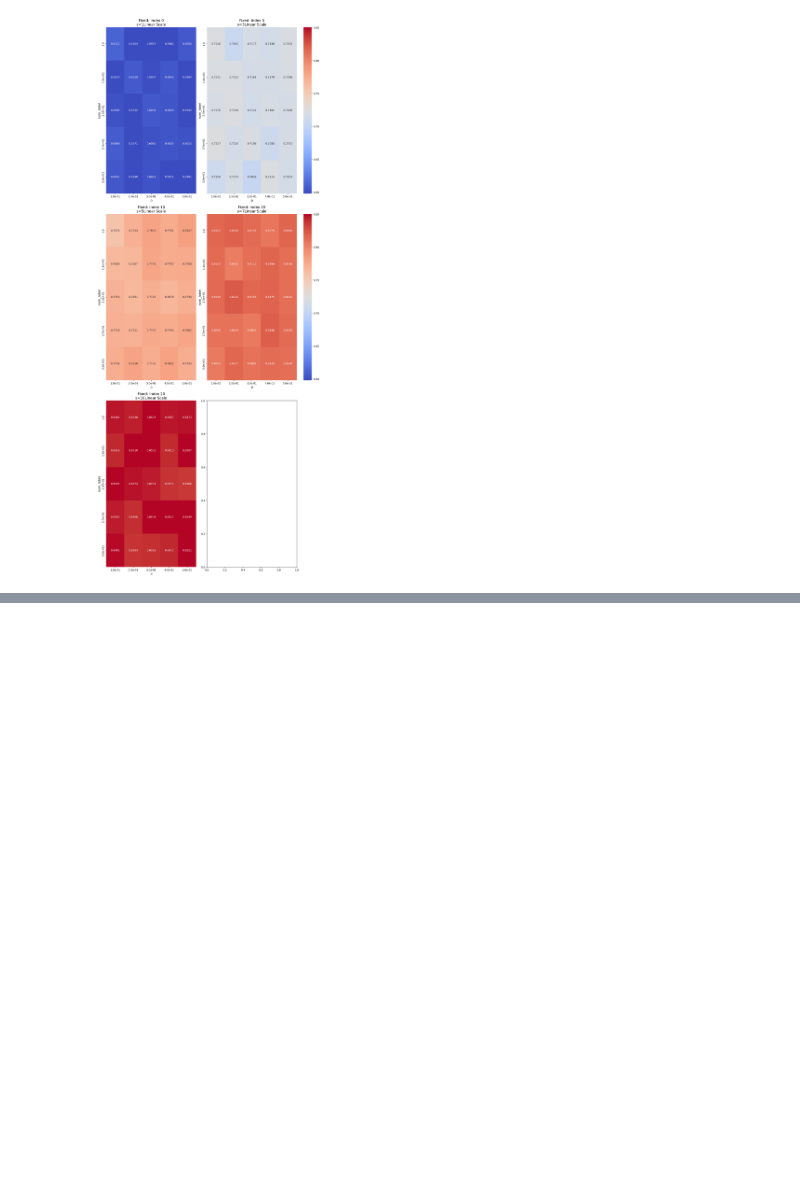
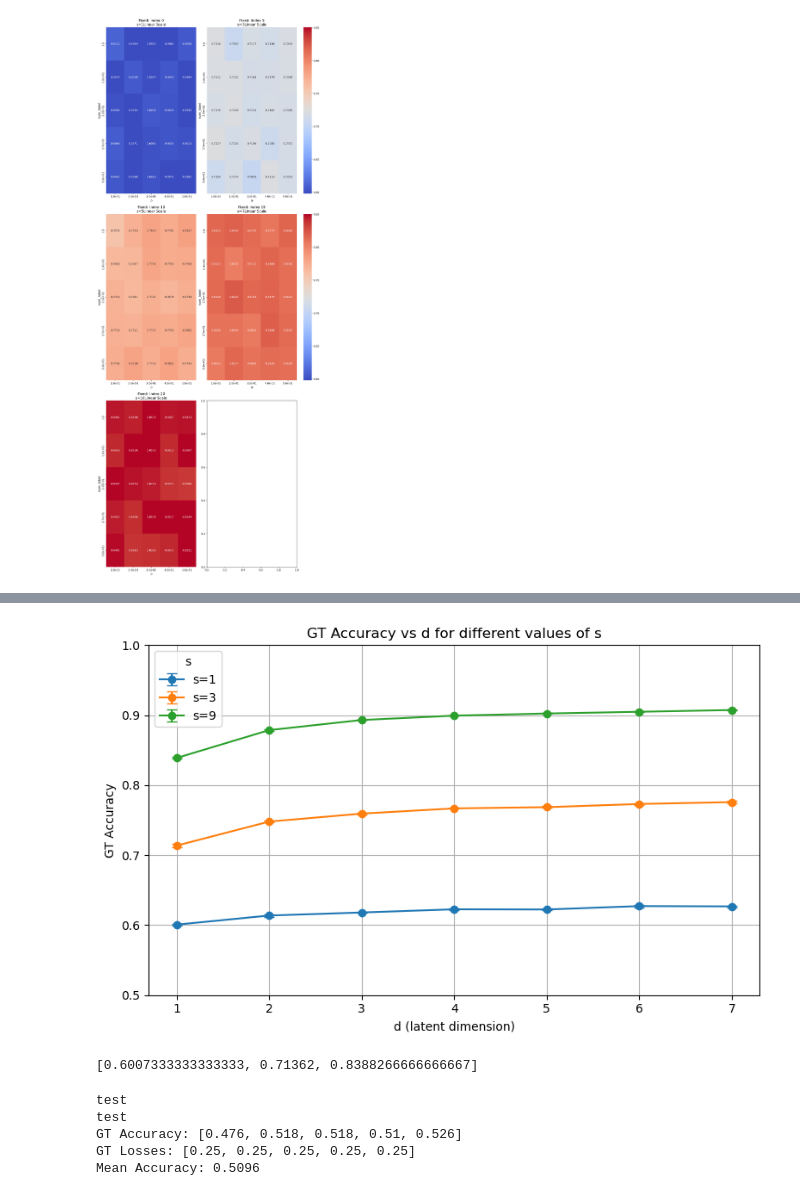
Before and after one commit to MayeulCassier/Matrix-Factorization-With-Comparison-Data, a Jupyter notebook: generation_analysis.ipynb, the cells around one changed output, grey strips where cells are left out. Cells and saved outputs as stored; diff of their text form; code cells hidden in the pictures; blank space fills up the shorter version.

```diff
--- a/generation_analysis.ipynb
+++ b/generation_analysis.ipynb
@@ -99,0 +254,76 @@ Saved heatmap as Results/heatmap_gt_accuracy_numlabel_p_s.png
+# %%
+
+# Organize results by 's'
+grouped_results = {}
+for exp in results:
+    s_val = exp['params']['s']
+    d_val = exp['params']['d']
+    acc = exp['results']['gt_accuracy']
+
+    if s_val not in grouped_results:
+        grouped_results[s_val] = {}
+    grouped_results[s_val][d_val] = acc
+
+# Plot for each 's'
+plt.figure(figsize=(8, 5))
+a = []
+for s_val, d_dict in sorted(grouped_results.items()):
+    d_vals = sorted(d_dict.keys())
+    means = [np.mean(d_dict[d]) for d in d_vals]
+    a.append(means[0])
+    errors = [sem(d_dict[d]) for d in d_vals]
+
+    plt.errorbar(d_vals, means, yerr=errors, label=f"s={s_val}", capsize=4, marker='o', linestyle='-')
+
+plt.title("GT Accuracy vs d for different values of s")
+plt.xlabel("d (latent dimension)")
+plt.ylabel("GT Accuracy")
+plt.grid(True)
+plt.legend(title="s")
+plt.xticks(sorted(set(exp['params']['d'] for exp in results)))
+plt.tight_layout()
+plt.ylim(0.5, 1)
+plt.savefig("Results_2/gt_accuracy_vs_d_per_s.png")
+plt.show()
+# should see no difference in the GT accuracy for different values of d
+print(a)
+# %% [output]
+[figure, added]
+[0.6007333333333333, 0.71362, 0.8388266666666667]
+# %%
+from helpers import evaluate_ground_truth
+import numpy as np
+
+# Fixed parameters
+n = 1000
+m = 1000
+p = 0.01
+d = 1
+s = 50
+K = 1
+device = "cpu"
+reps = 5  # you can increase to get mean/std
+print('test')
+# Run the GT evaluation
+gt_losses, gt_accuracies = evaluate_ground_truth(
+    n=n,
+    m=m,
+    p=p,
+    d=d,
+    s=s,
+    device=device,
+    K=K,
+    reps=reps
+)
+print('test')
+
+# Print results
+print(f"GT Accuracy: {gt_accuracies}")
+print(f"GT Losses: {gt_losses}")
+print(f"Mean Accuracy: {np.mean(gt_accuracies):.4f}")
+# %% [output]
+test
+test
+GT Accuracy: [0.476, 0.518, 0.518, 0.51, 0.526]
+GT Losses: [0.25, 0.25, 0.25, 0.25, 0.25]
+Mean Accuracy: 0.5096
```
Also changed, not shown: parts of 19 cells of this notebook, 5 other files.
